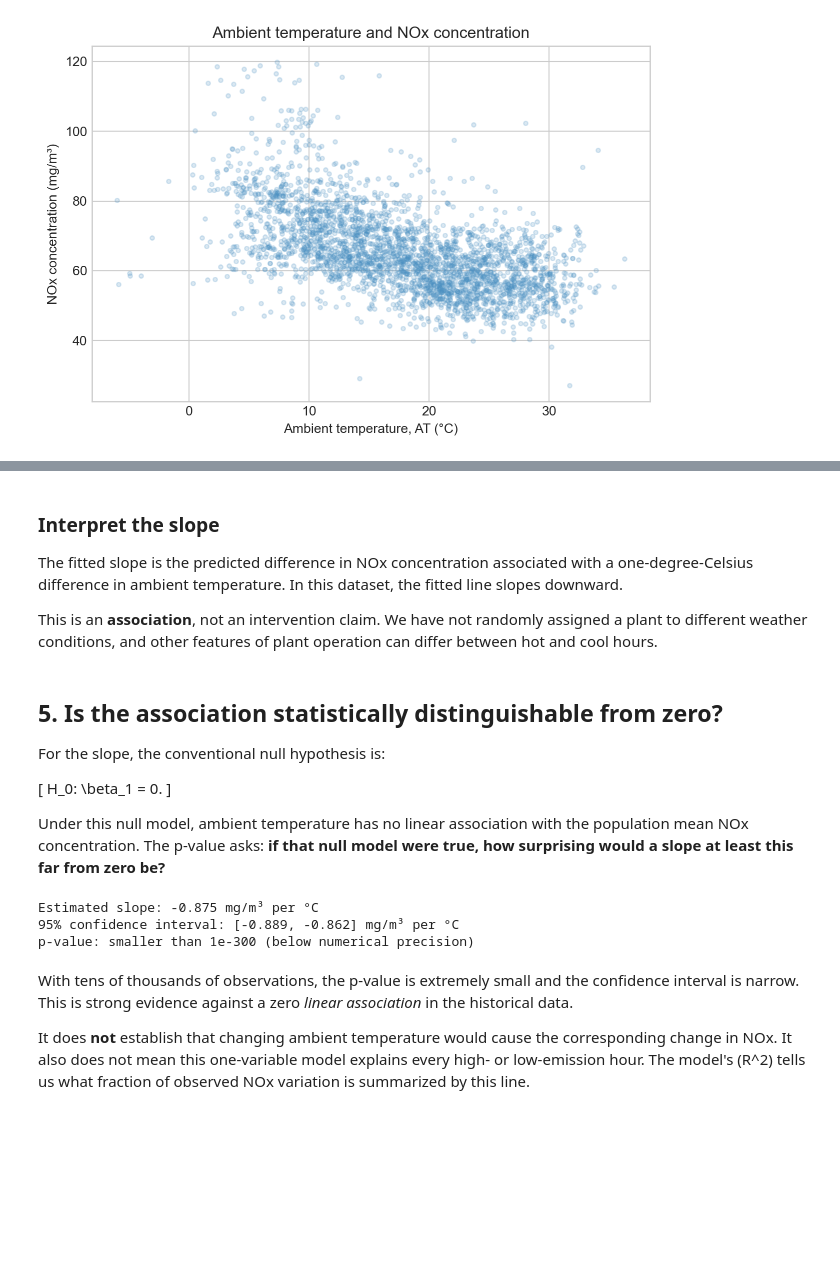
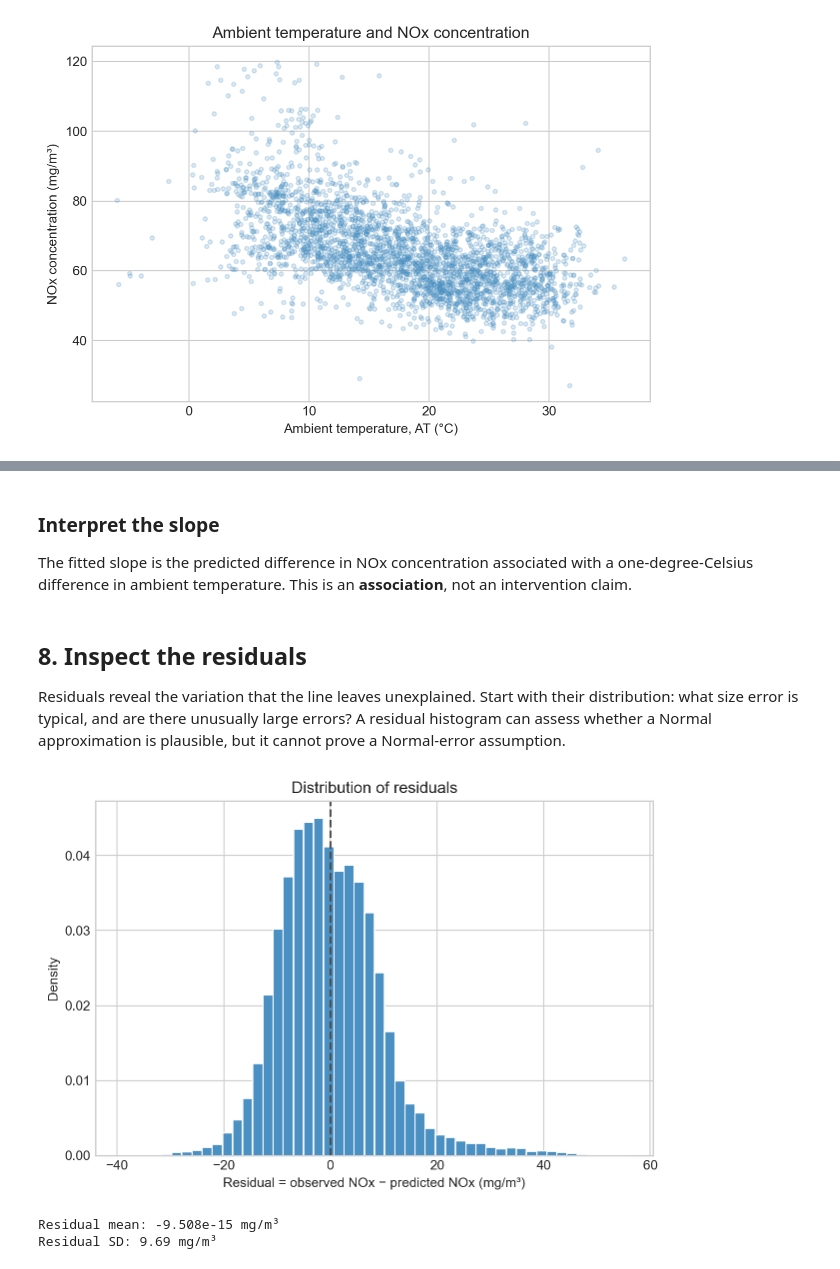
Before and after one commit to changyaochen/MECE4520, a Jupyter notebook: site/regression/01-simple-linear-regression.ipynb, the cells around one changed output, grey strips where cells are left out. Drawn from its saved outputs; the diff is of its cells as text; code cells hidden in the pictures; blank space fills up the shorter version.

```diff
--- a/site/regression/01-weather-and-nox.ipynb
+++ b/site/regression/01-simple-linear-regression.ipynb
@@ -115,0 +117,11 @@ The cloud slopes downward, but it is far from a perfect line. That is normal: a
+# %%
+x = regression_data["AT"]
+y = regression_data["NOX"]
+candidate_lines = pd.DataFrame({"intercept": [70.0, 80.8, 90.0], "slope": [-0.50, -0.88, -1.20]}, index=["A", "B", "C"])
+
+def residual_summaries(intercept, slope):
+    residual = y - (intercept + slope * x)
+    return pd.Series({"mean residual": residual.mean(), "MAE": residual.abs().mean(), "MSE": (residual**2).mean()})
+
+loss_table = candidate_lines.apply(lambda line: residual_summaries(line["intercept"], line["slope"]), axis=1)
+candidate_lines.join(loss_table)
@@ -120,14 +137,7 @@ The cloud slopes downward, but it is far from a perfect line. That is normal: a
 # %%
-# statsmodels expects us to add the intercept column explicitly.
-X = sm.add_constant(regression_data["AT"])
-y = regression_data["NOX"]
+X = sm.add_constant(x)
 model = sm.OLS(y, X).fit()
-
-coefficient_table = pd.DataFrame({
-    "estimate": model.params,
-    "standard error": model.bse,
-    "p-value": model.pvalues,
-})
-coefficient_table.index = ["intercept", "AT"]
-coefficient_table
+intercept = model.params["const"]
+slope = model.params["AT"]
+pd.Series({"intercept (mg/m³)": intercept, "slope (mg/m³ per °C)": slope})
 # %% [output]
@@ -165,35 +159,22 @@ R²: 0.312
 # %% [markdown]
 ### Interpret the slope
 
-The fitted slope is the predicted difference in NOx concentration associated with a one-degree-Celsius difference in ambient temperature. In this dataset, the fitted line slopes downward.
-
-This is an **association**, not an intervention claim. We have not randomly assigned a plant to different weather conditions, and other features of plant operation can differ between hot and cool hours.
+The fitted slope is the predicted difference in NOx concentration associated with a one-degree-Celsius difference in ambient temperature. This is an **association**, not an intervention claim.
 # %% [markdown]
-## 5. Is the association statistically distinguishable from zero?
+## 8. Inspect the residuals
 
-For the slope, the conventional null hypothesis is:
-
-\[
-H_0: \beta_1 = 0.
-\]
-
-Under this null model, ambient temperature has no linear association with the population mean NOx concentration. The p-value asks: **if that null model were true, how surprising would a slope at least this far from zero be?**
+Residuals reveal the variation that the line leaves unexplained. Start with their distribution: what size error is typical, and are there unusually large errors? A residual histogram can assess whether a Normal approximation is plausible, but it cannot prove a Normal-error assumption.
-# %%
-# A 95% confidence interval for the population slope.
-slope_interval = model.conf_int().loc["AT"]
-slope_p_value = model.pvalues["AT"]
-
-print(f"Estimated slope: {slope:.3f} mg/m³ per °C")
-print(f"95% confidence interval: [{slope_interval.iloc[0]:.3f}, {slope_interval.iloc[1]:.3f}] mg/m³ per °C")
-if slope_p_value == 0:
-    print("p-value: smaller than 1e-300 (below numerical precision)")
-else:
-    print(f"p-value: {slope_p_value:.3e}")
-# %% [output]
-Estimated slope: -0.875 mg/m³ per °C
-95% confidence interval: [-0.889, -0.862] mg/m³ per °C
-p-value: smaller than 1e-300 (below numerical precision)
-# %% [markdown]
-With tens of thousands of observations, the p-value is extremely small and the confidence interval is narrow. This is strong evidence against a zero *linear association* in the historical data.
-
-It does **not** establish that changing ambient temperature would cause the corresponding change in NOx. It also does not mean this one-variable model explains every high- or low-emission hour. The model's \(R^2\) tells us what fraction of observed NOx variation is summarized by this line.
+# %%
+residual = model.resid
+residual_sd = residual.std(ddof=2)
+fig, ax = plt.subplots(figsize=(7.5, 4.8))
+ax.hist(residual, bins=50, density=True, color="#4a90c2", edgecolor="white")
+ax.axvline(0, color="#4d4d4d", linestyle="--", linewidth=1.5)
+ax.set(xlabel="Residual = observed NOx − predicted NOx (mg/m³)", ylabel="Density", title="Distribution of residuals")
+plt.show()
+print(f"Residual mean: {residual.mean():.3e} mg/m³")
+print(f"Residual SD: {residual_sd:.2f} mg/m³")
+# %% [output]
+[figure, added]
+Residual mean: -9.508e-15 mg/m³
+Residual SD: 9.69 mg/m³
```
Also changed, not shown: parts of 22 cells of this notebook, 3 other files.
